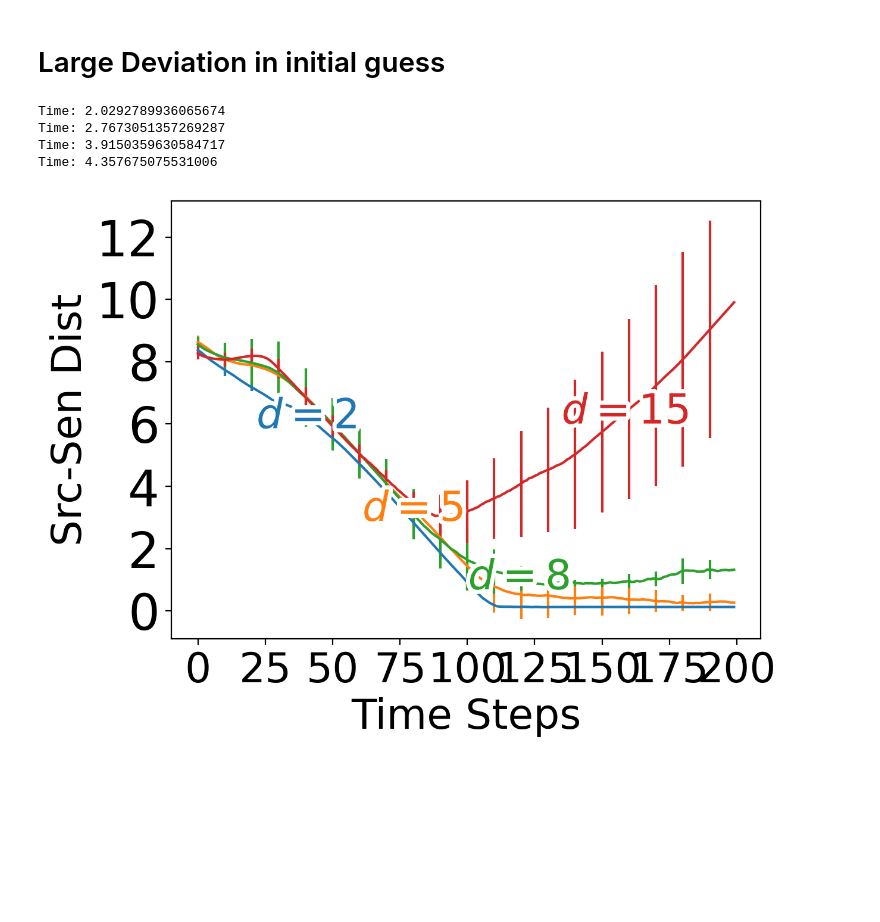
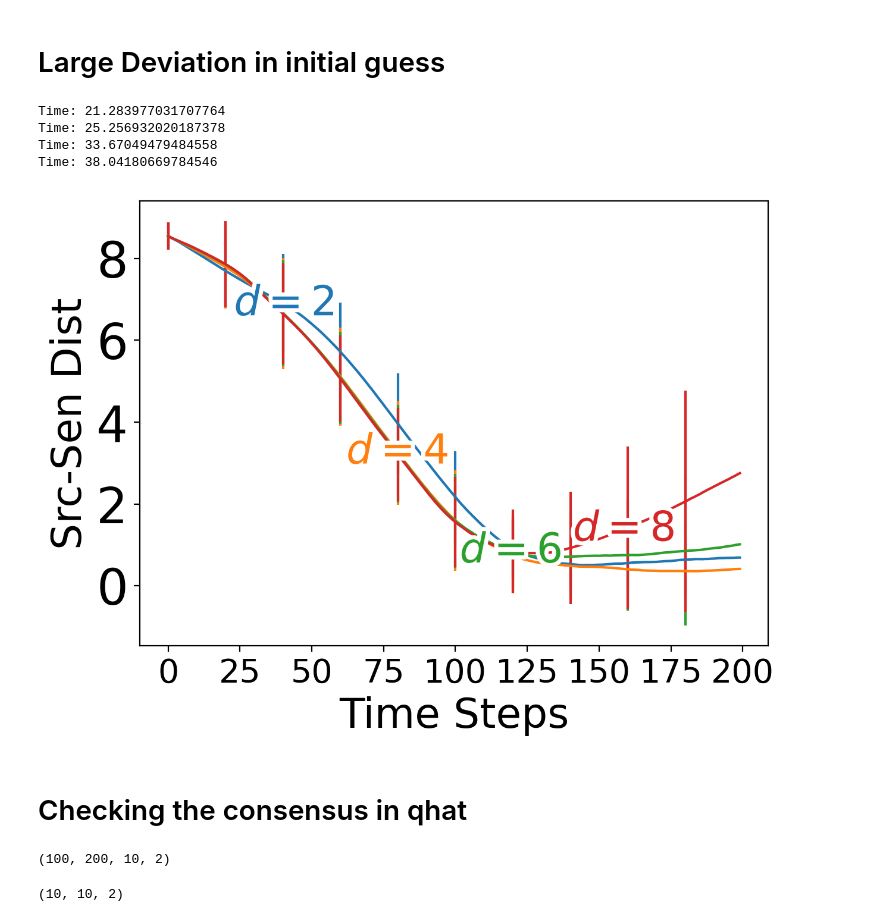
Before and after one commit to lina-robotics-lab/fim_track, a Jupyter notebook: Notebooks/The effect of network connectivity.ipynb, the cells around one changed output. Saved outputs shown, nothing was run; the diff lists cells and outputs as text; code cells hidden in the pictures; blank space fills up the shorter version.

Commit message:
Finish plotting the network connectivity experiments.

```diff
--- a/Notebooks/The effect of network connectivity.ipynb
+++ b/Notebooks/The effect of network connectivity.ipynb
@@ -260,15 +254,15 @@ Time: 3.2161381244659424
 # %%
-filepath = "../Data/Connectivity_DSmall.pkl".format(deviation)
+filepath = "../Data/Connectivity_DSmall.pkl"
 with open(filepath,'wb') as file:
     pkl.dump(data,file)
 # %%
 '''Plotting'''
 
-filepath = "../Data/Connectivity_DSmall.pkl".format(deviation)
+filepath = "../Data/Connectivity_DSmall.pkl"
 with open(filepath,'rb') as file:
     data=pkl.load(file)
 
-t_end = 110
+t_end = 120
 plt.figure(dpi=200)
 for name,d in data.items():
     ps = np.array(d['p'])[:,:t_end,:,:]
@@ -316,6 +310,6 @@ plt.xticks(fontsize = 25)
 plt.yticks(fontsize = 30)
 
 plt.tight_layout()
-plt.savefig('../Figures/Connectivity_DSmall.png'.format(deviation))
+plt.savefig('../Figures/Connectivity_DSmall.png')
 plt.show()
 # %% [output]
@@ -323,34 +317,32 @@ plt.show()
 # %% [markdown]
 # Large Deviation in initial guess
 # %%
-network_degrees = [2,5,8,15]
-# network_degrees = [2,4,8,10]
-# network_degrees = [20]
-N_trails = 5
+network_degrees = [2,4,6,8]
+N_trails = 100
 N_iter=200
-n_sen=20
+n_sen=10
 data={}
 
-qhat_0 = np.array([3,1])
+# qhat_0 = np.array([5,0])
 
-
-np.random.seed(SEED)
+qhat_0 = np.array([4,0])
 
 for d in network_degrees:
+    np.random.seed(SEED)
     data[d] = distributed_main(N_trails,n_sen,N_iter,network_degree = d,qhat_0=qhat_0)
 # %% [output]
-Time: 2.0292789936065674
-Time: 2.7673051357269287
-Time: 3.9150359630584717
-Time: 4.357675075531006
+Time: 21.283977031707764
+Time: 25.256932020187378
+Time: 33.67049479484558
+Time: 38.04180669784546
 # %%
-filepath = "../Data/Connectivity_DLarge.pkl".format(deviation)
+filepath = "../Data/Connectivity_DLarge.pkl"
 with open(filepath,'wb') as file:
     pkl.dump(data,file)
 # %%
 '''Plotting'''
 
-filepath = "../Data/Connectivity_DLarge.pkl".format(deviation)
+filepath = "../Data/Connectivity_DLarge.pkl"
 with open(filepath,'rb') as file:
     data=pkl.load(file)
 
@@ -372,37 +364,47 @@ for name,d in data.items():
 
     x = np.arange(N_iter)
 
-    plt.errorbar(x,ave_median_dist,yerr=std_median_dist,label= r"$d=$"+"${}$".format(name),errorevery=10)
+    plt.errorbar(x,ave_median_dist,yerr=std_median_dist,label= r"$d=$"+"${}$".format(name),errorevery=20)
 
 lines = plt.gca().get_lines()
 
 labelLines(plt.gca().get_lines(), zorder=2.5,align=False,fontsize=25)
 
 # labelLines(lines[1:], yoffsets=0.01, align=True, backgroundcolor="none")
 
 # labelLines(plt.gca().get_lines()[:3], zorder=2.5,align=False,fontsize=25)
 
 # l1 = lines[-1]
 # labelLine(
 #     l1,
 #     100,
 #     label=r'$v_{src}<0.1$',
 #     ha="left",
 #     va="bottom",
 #     align=False,
 #     backgroundcolor="none",
 #     yoffset = -1.1,
 #     fontsize = 25
 # )
 
 plt.ylabel('Src-Sen Dist',fontsize=25)
 plt.xlabel('Time Steps',fontsize=25)
-    # plt.legend(ncol =1 ,fontsize=15)
-plt.xticks(fontsize = 25)
+
+plt.xticks(fontsize=20)
 plt.yticks(fontsize = 30)
 
 plt.tight_layout()
-plt.savefig('../Figures/Connectivity_DLarge.png'.format(deviation))
+plt.savefig('../Figures/Connectivity_DLarge.png')
 plt.show()
 # %% [output]
-[figure, old version]
+[figure, new version]
+# %% [markdown]
+# Checking the consensus in qhat
+# %%
+qhat.shape
+# %% [output]
+(100, 200, 10, 2)
+# %%
+(qhat[0,0,:,:]-qhat[0,0,:,np.newaxis,:]).shape
+# %% [output]
+(10, 10, 2)
```
Also changed, not shown: parts of 6 cells of this notebook.
